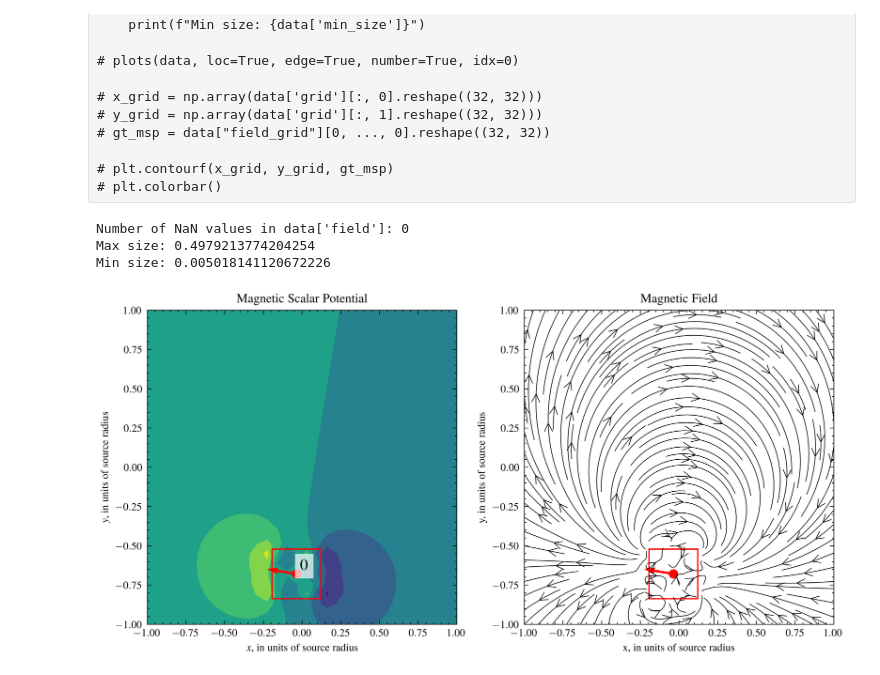
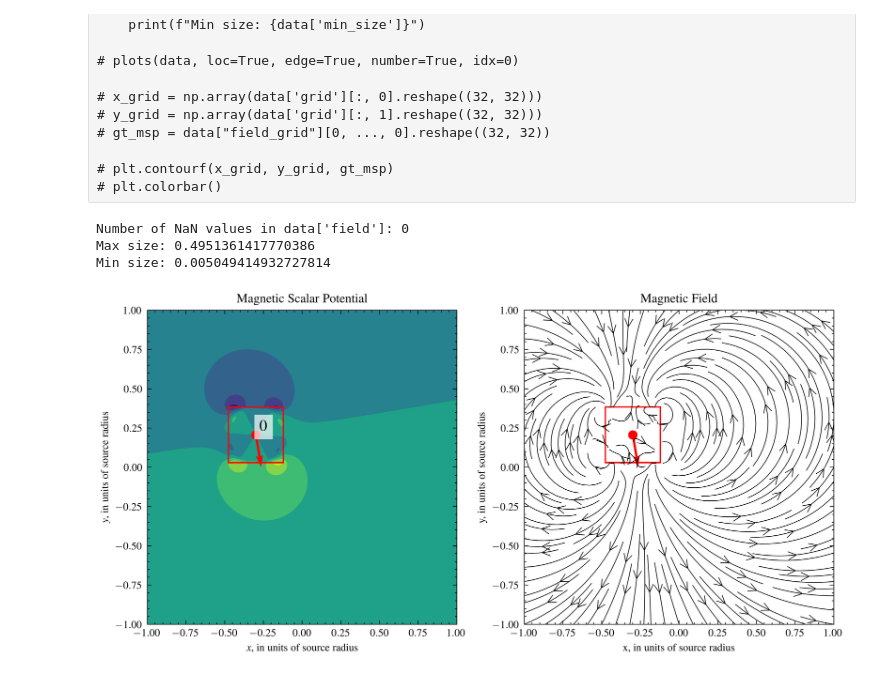
Before and after one commit to cmt-dtu-energy/hypermagnetics, a Jupyter notebook: nbs/check_dataset.ipynb, the cells around one changed output. Cells and saved outputs as stored; diff of their text form; code cells hidden in the pictures.

```diff
--- a/nbs/check_dataset.ipynb
+++ b/nbs/check_dataset.ipynb
@@ -28,17 +28,18 @@ for i in [10, 250, 500, 750, 1000, 1250]:
 # plt.contourf(x_grid, y_grid, gt_msp)
 # plt.colorbar()
 # %%
-name = "val_qt_dipole_40_1020_1.h5"
+name = "val_qt_dipole_res128_40_1020_1.h5"
+res = 128
 field_idx = 50
 data = read_db(name)
 nan_count = np.isnan(data["field"]).sum()
 print(f"Number of NaN values in data['field']: {nan_count}")
 print(f"Max size: {data['max_size']}")
 print(f"Min size: {data['min_size']}")
 plots(data, loc=True, edge=True, number=True, idx=field_idx)
 # %% [output]
 Number of NaN values in data['field']: 0
-Max size: 0.4979213774204254
-Min size: 0.005018141120672226
+Max size: 0.4951361417770386
+Min size: 0.005049414932727814
-[figure, old version]
+[figure, new version]
 # %%
```
Also changed, not shown: parts of 4 cells of this notebook, 6 other files.
